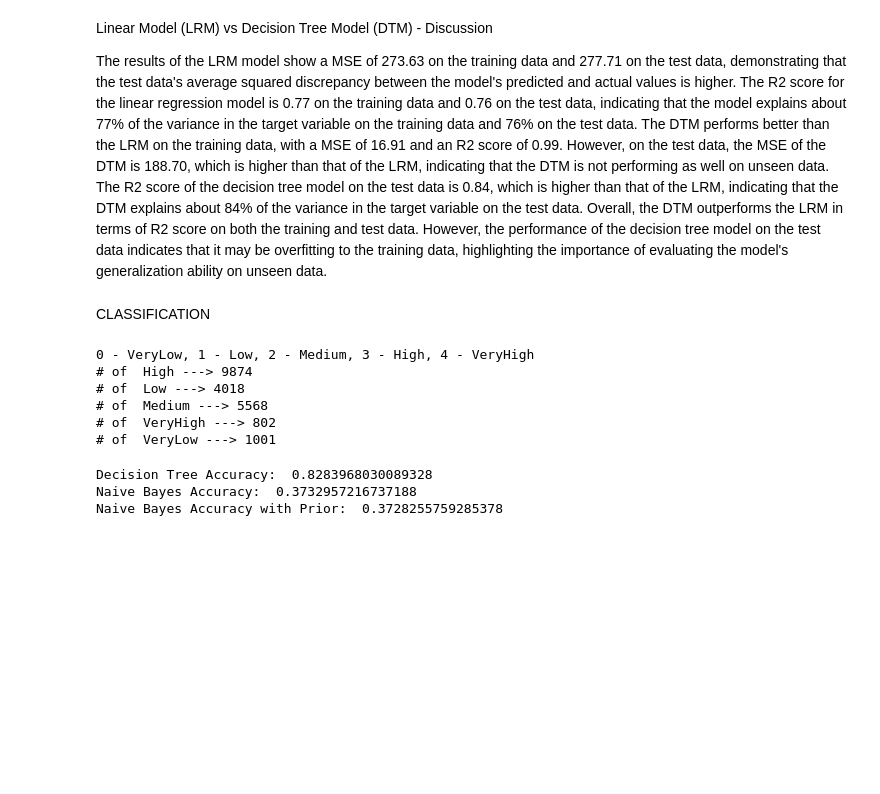
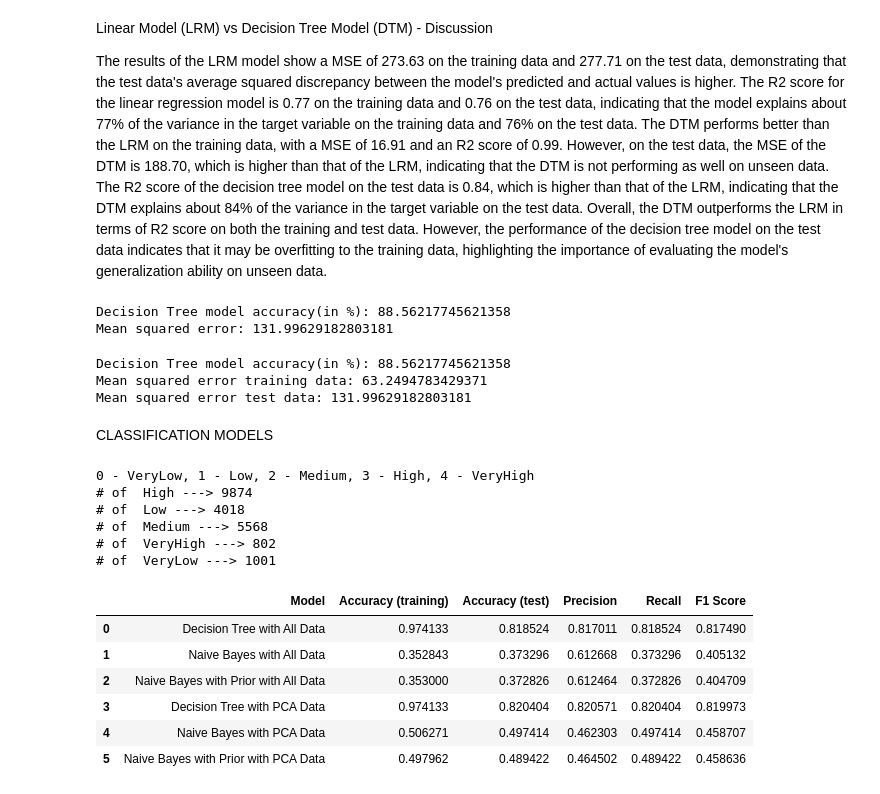
Before and after one commit to AntunesCSR/DM_Group_Project, a Jupyter notebook: HA_Catia.ipynb, the cells around one changed output. Drawn from its saved outputs; the diff is of its cells as text; code cells hidden in the pictures; blank space fills up the shorter version.

```diff
--- a/HA_Catia.ipynb
+++ b/HA_Catia.ipynb
@@ -309,8 +235,38 @@ Linear Model (LRM) vs Decision Tree Model (DTM) - Discussion
 The results of the LRM model show a MSE of 273.63 on the training data and 277.71 on the test data, demonstrating that the test data's average squared discrepancy between the model's predicted and actual values is higher. The R2 score for the linear regression model is 0.77 on the training data and 0.76 on the test data, indicating that the model explains about 77% of the variance in the target variable on the training data and 76% on the test data.
 The DTM performs better than the LRM on the training data, with a MSE of 16.91 and an R2 score of 0.99. However, on the test data, the MSE of the DTM is 188.70, which is higher than that of the LRM, indicating that the DTM is not performing as well on unseen data. The R2 score of the decision tree model on the test data is 0.84, which is higher than that of the LRM, indicating that the DTM explains about 84% of the variance in the target variable on the test data.
 Overall, the DTM outperforms the LRM in terms of R2 score on both the training and test data. However, the performance of the decision tree model on the test data indicates that it may be overfitting to the training data, highlighting the importance of evaluating the model's generalization ability on unseen data.
+# %%
+#hyperparameter tuning
+param_grid = {
+    'criterion': ['squared_error', 'poisson'],
+    'max_depth': [5, 10, 15, 20, 25, 35, 50],
+    'min_samples_split': [1, 2, 5, 20, 30],
+    'min_samples_leaf': [1, 2, 5, 10]}
+
+mod = DecisionTreeRegressor()
+grid_search = GridSearchCV(estimator = mod, param_grid = param_grid,
+                            cv = 3, n_jobs = -1, verbose = 0)
+
+grid_search.fit(X_train_reg, y_train_reg)
+
+grid_search.best_params_
+
+#predict the values
+y_pred_dt = grid_search.predict(X_test_reg)
+# %% [output]
+Decision Tree model accuracy(in %): 88.56217745621358
+Mean squared error: 131.99629182803181
+# %%
+#MSE on the training data and test data
+print("Decision Tree model accuracy(in %):", r2_score(y_test_reg, y_pred_dt)*100)
+print("Mean squared error training data:", mean_squared_error(y_train_reg, grid_search.predict(X_train_reg)))
+print("Mean squared error test data:", mean_squared_error(y_test_reg, y_pred_dt))
+# %% [output]
+Decision Tree model accuracy(in %): 88.56217745621358
+Mean squared error training data: 63.2494783429371
+Mean squared error test data: 131.99629182803181
 # %% [markdown]
-CLASSIFICATION
+CLASSIFICATION MODELS
 # %%
 vals, counts= np.unique(y_clf, return_counts=True)
 print("0 - VeryLow, 1 - Low, 2 - Medium, 3 - High, 4 - VeryHigh")
@@ -360,11 +295,37 @@ y_pred_nb_prior = nb_prior.predict(X_test_clf)
-# %%
-#check the accuracy of the models
-from sklearn.metrics import accuracy_score
-
-print("Decision Tree Accuracy: ", accuracy_score(y_test_clf, y_pred_dt))
-print("Naive Bayes Accuracy: ", accuracy_score(y_test_clf, y_pred_nb))
-print("Naive Bayes Accuracy with Prior: ", accuracy_score(y_test_clf, y_pred_nb_prior))
-# %% [output]
-Decision Tree Accuracy:  0.8283968030089328
-Naive Bayes Accuracy:  0.3732957216737188
-Naive Bayes Accuracy with Prior:  0.3728255759285378
+# %%
+results = {'Model':[], 'Accuracy (training)':[], 'Accuracy (test)':[], 'Precision':[], 'Recall':[], 'F1 Score ':[]}
+
+# Define models
+models = {
+    "Decision Tree": DecisionTreeClassifier(),
+    "Naive Bayes": GaussianNB(),
+    "Naive Bayes with Prior": GaussianNB(priors=class_prior)}
+
+# Train and test models on all the data and PCA modified data
+for data_type, X_train, X_test, y_train, y_test in [("All Data", X_train_clf, X_test_clf, y_train_clf, y_test_clf),
+                                                    ("PCA Data", X_train_clf_pca, X_test_clf_pca, y_train_clf, y_test_clf)]:
+    for model_name, model in models.items():
+        model.fit(X_train, y_train)
+        y_pred = model.predict(X_test)
+        acc_train = model.score(X_train, y_train)
+        acc_test = accuracy_score(y_test, y_pred)
+        f1 = f1_score(y_test, y_pred, average='weighted')
+        precision = precision_score(y_test, y_pred, average='weighted')
+        recall = recall_score(y_test, y_pred, average='weighted')
+
+        results['Model'].append(model_name + " with " + data_type)
+        results['Accuracy (training)'].append(acc_train)
+        results['Accuracy (test)'].append(acc_test)
+        results['Precision'].append(precision)
+        results['Recall'].append(recall)
+        results['F1 Score '].append(f1)
+
+pd.DataFrame(results)
+# %% [output]
+|  | Model | Accuracy (training) | Accuracy (test) | Precision | Recall | F1 Score |
+| 0 | Decision Tree with All Data | 0.974133 | 0.818524 | 0.817011 | 0.818524 | 0.817490 |
+| 1 | Naive Bayes with All Data | 0.352843 | 0.373296 | 0.612668 | 0.373296 | 0.405132 |
+| 2 | Naive Bayes with Prior with All Data | 0.353000 | 0.372826 | 0.612464 | 0.372826 | 0.404709 |
+| 3 | Decision Tree with PCA Data | 0.974133 | 0.820404 | 0.820571 | 0.820404 | 0.819973 |
+| 4 | Naive Bayes with PCA Data | 0.506271 | 0.497414 | 0.462303 | 0.497414 | 0.458707 |
+| 5 | Naive Bayes with Prior with PCA Data | 0.497962 | 0.489422 | 0.464502 | 0.489422 | 0.458636 |
```
Also changed, not shown: parts of 26 cells of this notebook.
